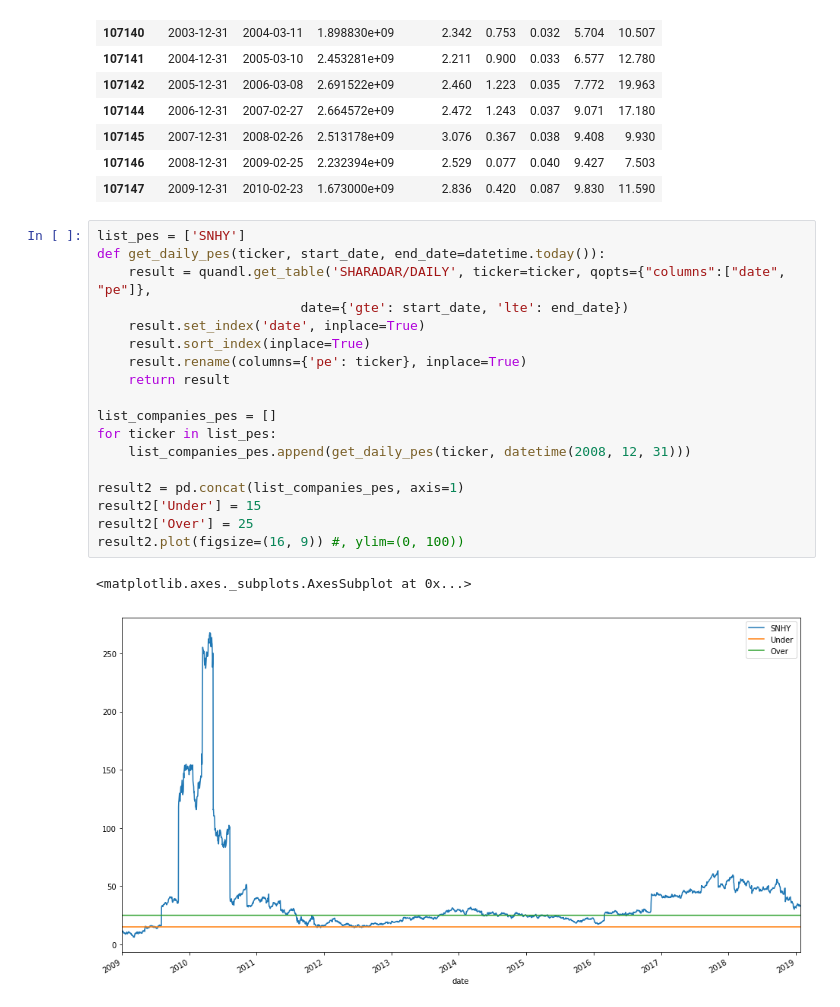
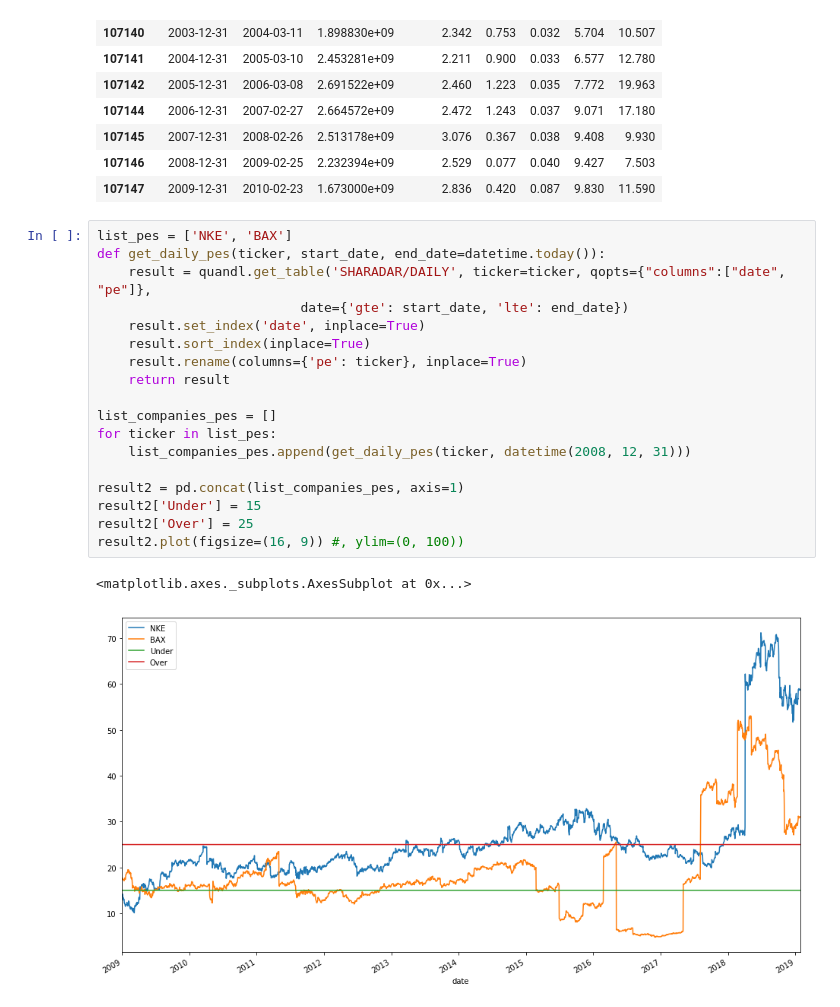
Before and after one commit to ucals/quandl, a Jupyter notebook: Debug.ipynb, the cells around one changed output. Drawn from its saved outputs; the diff is of its cells as text.

```diff
--- a/Debug.ipynb
+++ b/Debug.ipynb
@@ -65,23 +65,23 @@ get_data('UFPI', dt=datetime(2010, 12, 31))
 | 107146 | 2008-12-31 | 2009-02-25 | 2.232394e+09 | 2.529 | 0.077 | 0.040 | 9.427 | 7.503 |
 | 107147 | 2009-12-31 | 2010-02-23 | 1.673000e+09 | 2.836 | 0.420 | 0.087 | 9.830 | 11.590 |
 # %%
-list_pes = ['SNHY']
+list_pes = ['NKE', 'BAX']
 def get_daily_pes(ticker, start_date, end_date=datetime.today()):
     result = quandl.get_table('SHARADAR/DAILY', ticker=ticker, qopts={"columns":["date", "pe"]},
                           date={'gte': start_date, 'lte': end_date})
     result.set_index('date', inplace=True)
     result.sort_index(inplace=True)
     result.rename(columns={'pe': ticker}, inplace=True)
     return result
 
 list_companies_pes = []
 for ticker in list_pes:
     list_companies_pes.append(get_daily_pes(ticker, datetime(2008, 12, 31)))
 
 result2 = pd.concat(list_companies_pes, axis=1)
 result2['Under'] = 15
 result2['Over'] = 25
 result2.plot(figsize=(16, 9)) #, ylim=(0, 100))
 # %% [output]
 <matplotlib.axes._subplots.AxesSubplot at 0x...>
-[figure, old version]
+[figure, new version]
```
Also changed, not shown: 3 other files.
